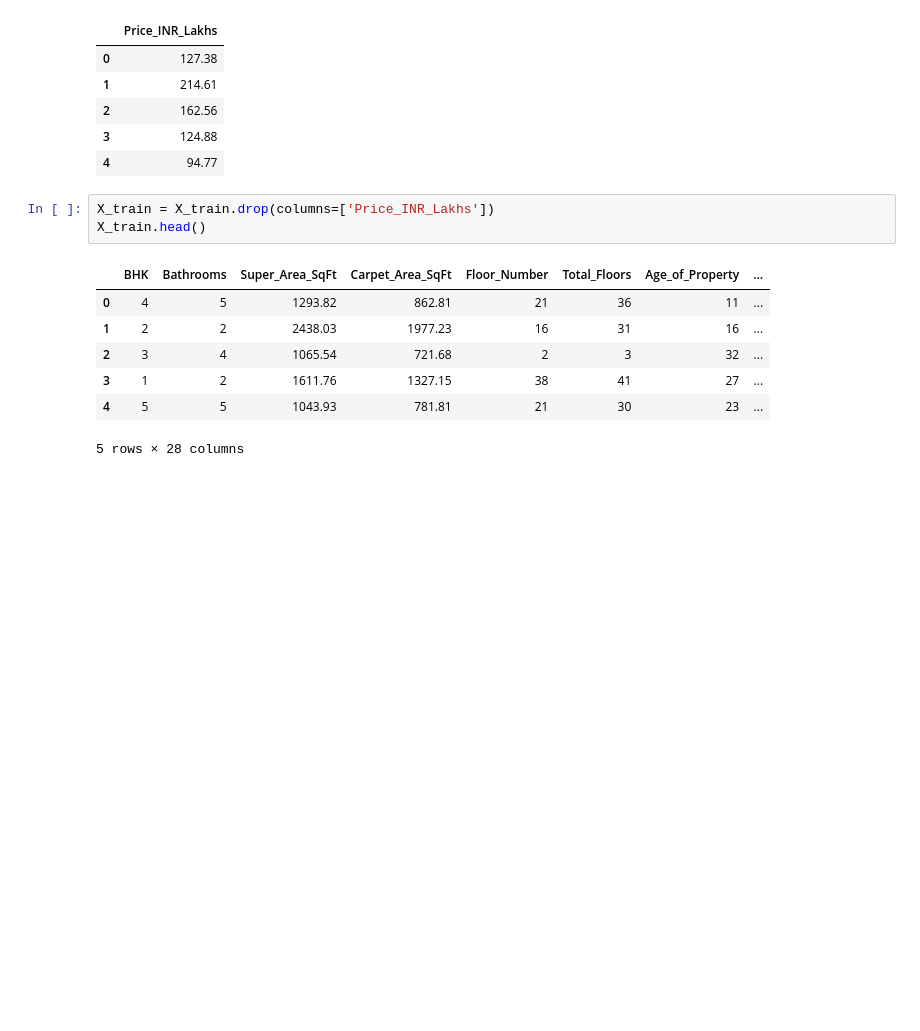
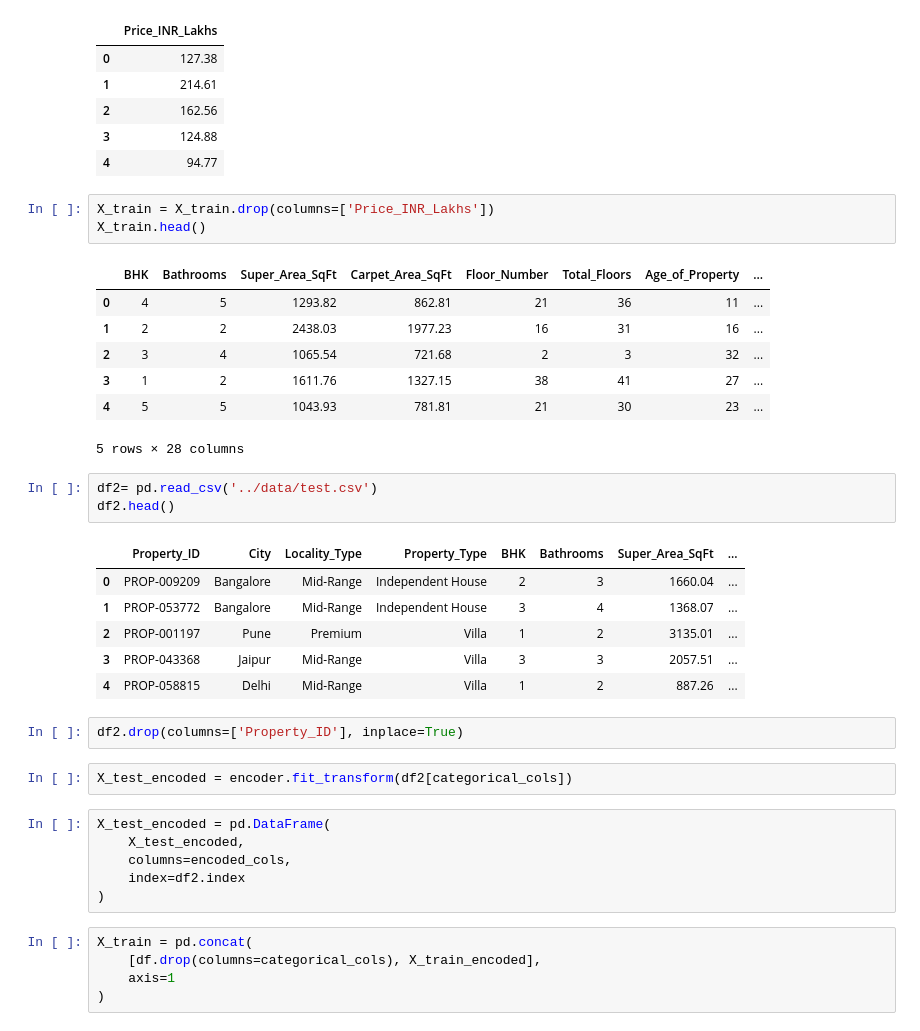
Before and after one commit to subham-oss/House-price-prediction, a Jupyter notebook: notebooks/house_price_eda.ipynb, the cells around one changed output. Drawn from its saved outputs; the diff is of its cells as text; blank space fills up the shorter version.

Commit message:
feat:add test dataset

```diff
--- a/notebooks/house_price_eda.ipynb
+++ b/notebooks/house_price_eda.ipynb
@@ -473,3 +473,28 @@ X_train.head()
 | 3 | 1 | 2 | 1611.76 | 1327.15 | 38 | 41 | 27 | ... |
 | 4 | 5 | 5 | 1043.93 | 781.81 | 21 | 30 | 23 | ... |
 5 rows × 28 columns
+# %%
+df2= pd.read_csv('../data/test.csv')
+df2.head()
+# %% [output]
+|  | Property_ID | City | Locality_Type | Property_Type | BHK | Bathrooms | Super_Area_SqFt | ... |
+| 0 | PROP-009209 | Bangalore | Mid-Range | Independent House | 2 | 3 | 1660.04 | ... |
+| 1 | PROP-053772 | Bangalore | Mid-Range | Independent House | 3 | 4 | 1368.07 | ... |
+| 2 | PROP-001197 | Pune | Premium | Villa | 1 | 2 | 3135.01 | ... |
+| 3 | PROP-043368 | Jaipur | Mid-Range | Villa | 3 | 3 | 2057.51 | ... |
+| 4 | PROP-058815 | Delhi | Mid-Range | Villa | 1 | 2 | 887.26 | ... |
+# %%
+df2.drop(columns=['Property_ID'], inplace=True)
+# %%
+X_test_encoded = encoder.fit_transform(df2[categorical_cols])
+# %%
+X_test_encoded = pd.DataFrame(
+    X_test_encoded,
+    columns=encoded_cols,
+    index=df2.index
+)
+# %%
+X_train = pd.concat(
+    [df.drop(columns=categorical_cols), X_train_encoded],
+    axis=1
+)
```
Also changed, not shown: parts of 5 cells of this notebook.
